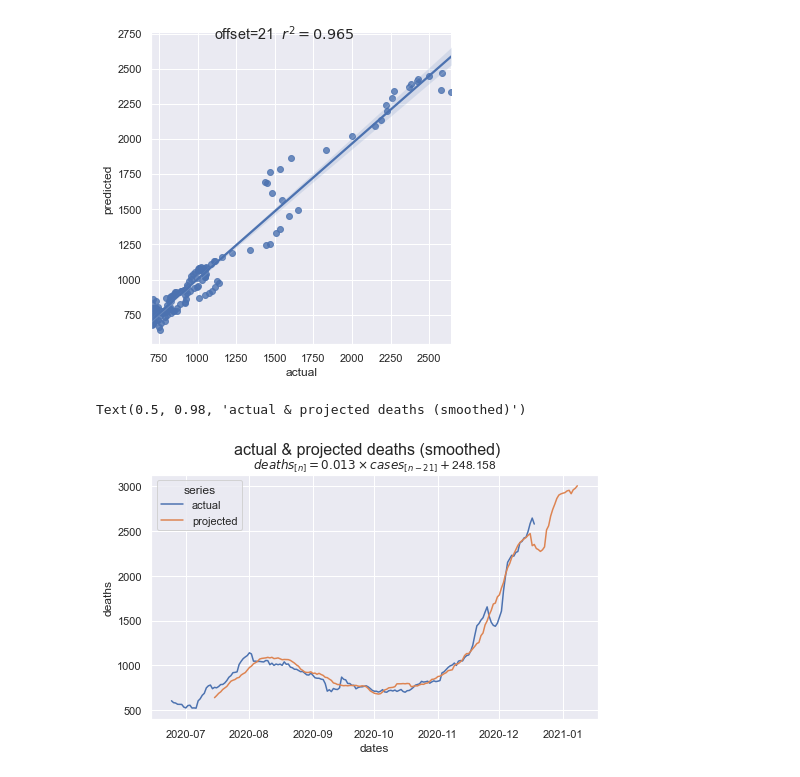
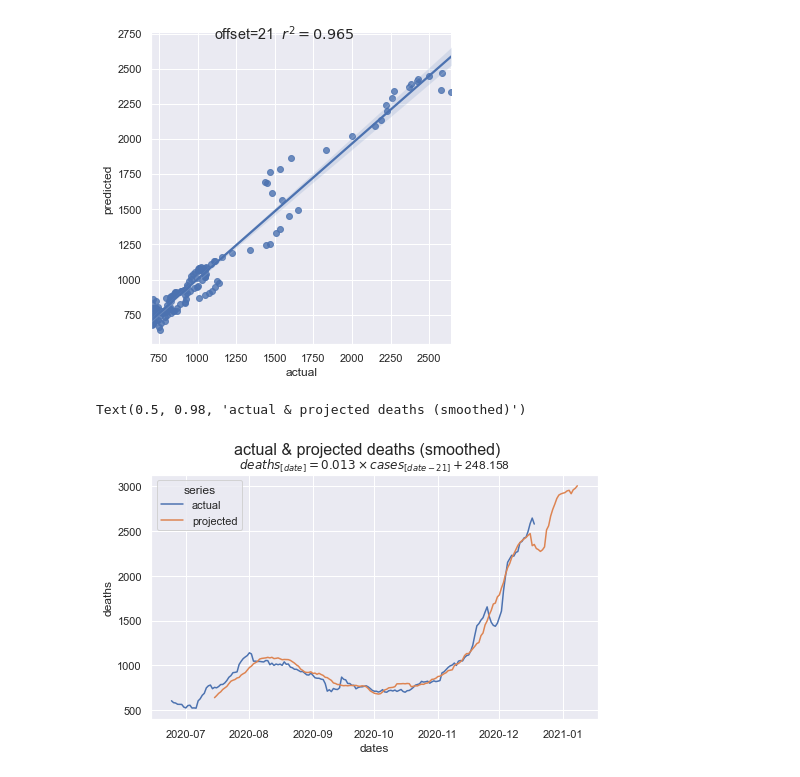
Before and after one commit to dkackman/covid, a Jupyter notebook: covid-linear-regression.ipynb, the cells around one changed output. Saved outputs shown, nothing was run; the diff lists cells and outputs as text; code cells hidden in the pictures.

```diff
--- a/covid-linear-regression.ipynb
+++ b/covid-linear-regression.ipynb
@@ -85,18 +85,18 @@ Text(0.5, 0.98, 'offset=21  $r^2=0.965$')
 # %%
 projected_dates, actual_deaths, projected_deaths = Predict(model, dates, new_cases_smoothed, new_deaths_smoothed, offset)
 
 frame = pd.DataFrame({"dates": projected_dates.values,
     "actual": actual_deaths.values,
     "projected": projected_deaths.values})
 
 data = frame.melt(id_vars=['dates'], var_name='series', value_name='deaths')
 
 ax = sns.lineplot(data=data, x="dates", y="deaths", hue="series")
-ax.set_title(fr'$deaths_{{[n]}}={round(model.coef_[0], 3)} \times cases_{{[n-{offset}]}} + ${round(model.intercept_, 3)}', fontsize=12)
+ax.set_title(fr'$deaths_{{[date]}}={round(model.coef_[0], 3)} \times cases_{{[date-{offset}]}} + ${round(model.intercept_, 3)}', fontsize=12)
 
 fig = ax.figure
 fig.set_size_inches(8, 4.5)
 fig.suptitle('actual & projected deaths (smoothed)', fontsize=16)
 # %% [output]
 Text(0.5, 0.98, 'actual & projected deaths (smoothed)')
-[figure, old version]
+[figure, new version]
```
Also changed, not shown: parts of 1 cell of this notebook.
